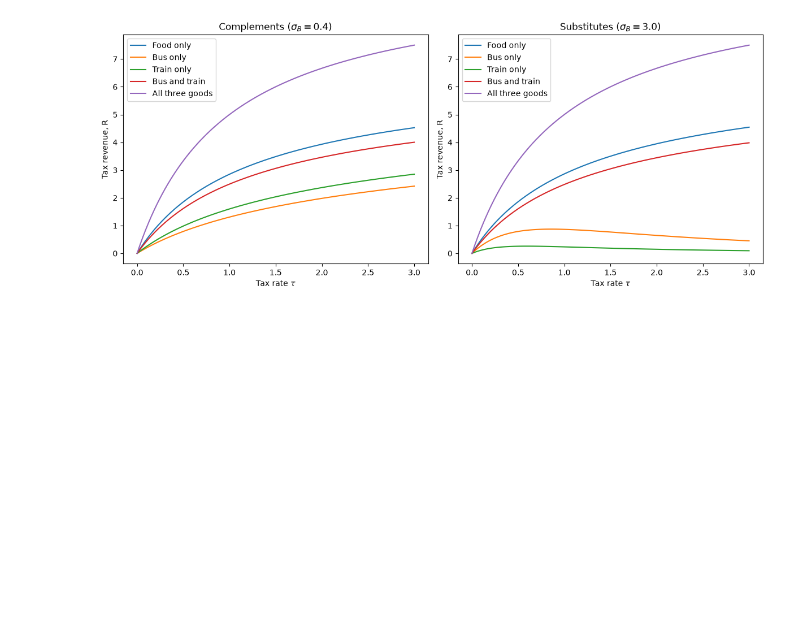
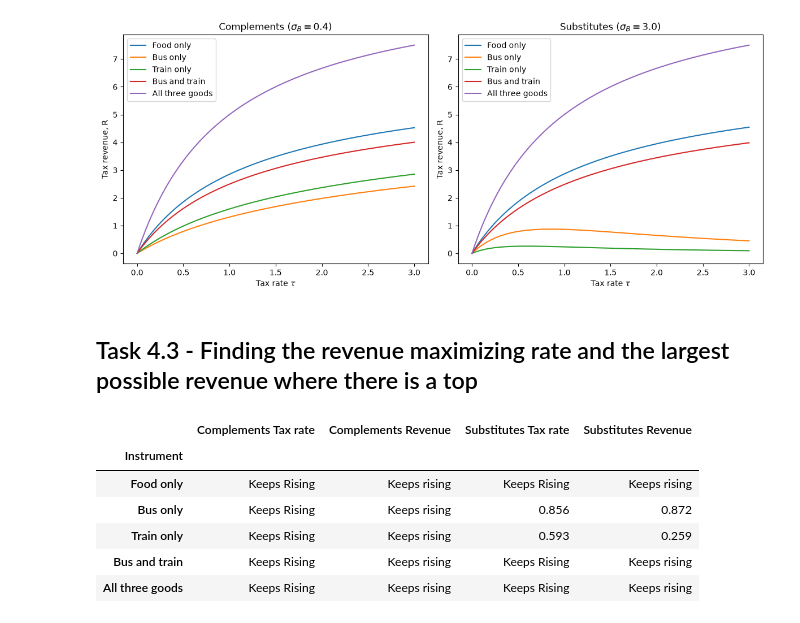
Before and after one commit to Ozzy69-prog/Ozzy-ProgEcon, a Jupyter notebook: ModelProject/ModelProject.ipynb, the cells around one changed output. Saved outputs shown, nothing was run; the diff lists cells and outputs as text; code cells hidden in the pictures; blank space fills up the shorter version.

```diff
--- a/ModelProject/ModelProject.ipynb
+++ b/ModelProject/ModelProject.ipynb
@@ -45,3 +51,41 @@ fig.tight_layout()
 plt.show()
 # %% [output]
 [figure]
+# %% [markdown]
+## Task 4.3 - Finding the revenue maximizing rate and the largest possible revenue where there is a top
+# %%
+models = {
+    'Complements': gv.GovernmentClass(),
+    'Substitutes': gv.GovernmentClass(par={'sigma_B':3.0}),
+}
+instruments = {
+    'Food only': (1,),
+    'Bus only': (2,),
+    'Train only': (3,),
+    'Bus and train': (2,3),
+    'All three goods': (1,2,3),
+}
+
+rows = []
+for label, goods in instruments.items():
+    row = {'Instrument': label}
+    for calib_name, model in models.items():
+        tau_star, R_star = model.max_revenue(goods=goods, tau_max=3.0, N=3001)
+        if tau_star == 3.0:
+            row[f'{calib_name} Tax rate'] = "Keeps Rising"
+            row[f'{calib_name} Revenue']   = "Keeps rising"
+        else:
+            row[f'{calib_name} Tax rate'] = f"{tau_star:.3f}"
+            row[f'{calib_name} Revenue']   = f"{R_star:.3f}"
+    rows.append(row)
+
+df = pd.DataFrame(rows).set_index('Instrument')
+df.round(3)
+# %% [output]
+|  | Complements Tax rate | Complements Revenue | Substitutes Tax rate | Substitutes Revenue |
+| Instrument |  |  |  |  |
+| Food only | Keeps Rising | Keeps rising | Keeps Rising | Keeps rising |
+| Bus only | Keeps Rising | Keeps rising | 0.856 | 0.872 |
+| Train only | Keeps Rising | Keeps rising | 0.593 | 0.259 |
+| Bus and train | Keeps Rising | Keeps rising | Keeps Rising | Keeps rising |
+| All three goods | Keeps Rising | Keeps rising | Keeps Rising | Keeps rising |
```
Also changed, not shown: parts of 9 cells of this notebook, 2 other files.
